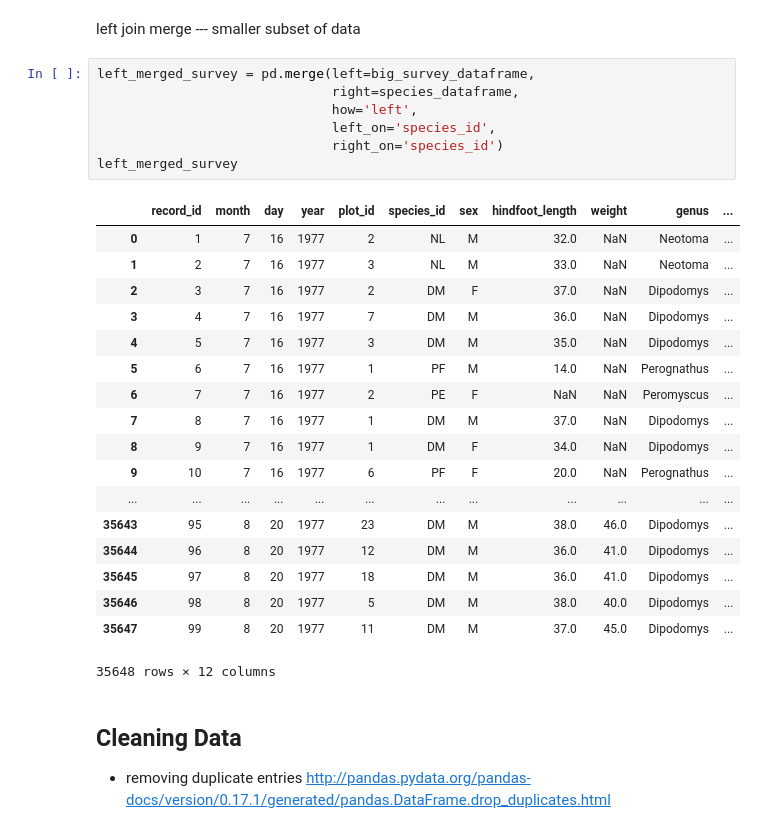
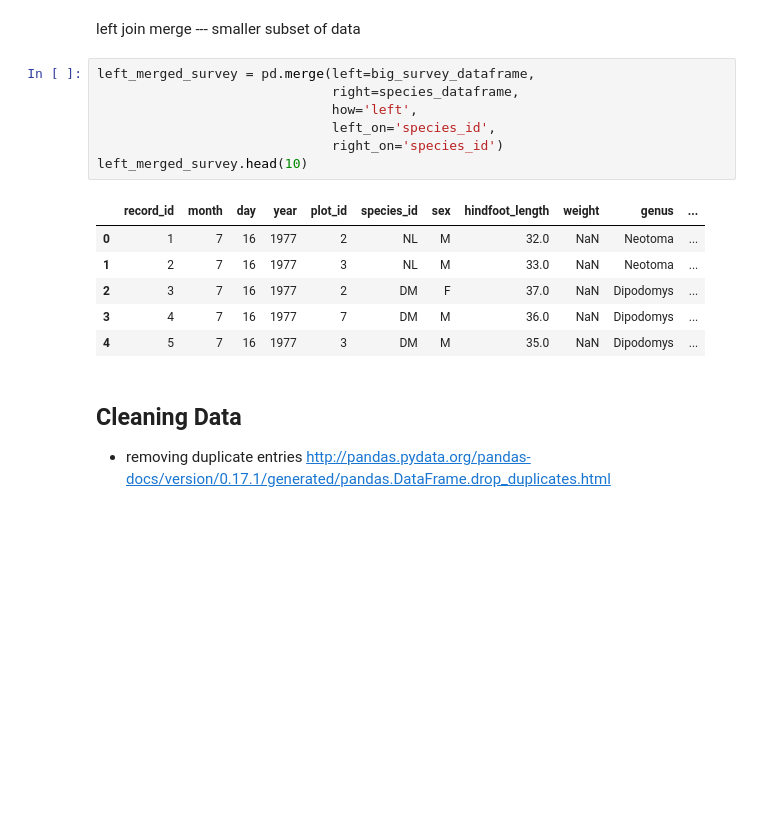
Before and after one commit to NCSU-Libraries/pandas-code4lib-2017, a Jupyter notebook: notebooks/workshop_2.ipynb, the cells around one changed output. Saved outputs shown, nothing was run; the diff lists cells and outputs as text; blank space fills up the shorter version.

```diff
--- a/notebooks/workshop_2.ipynb
+++ b/notebooks/workshop_2.ipynb
@@ -102,29 +90,17 @@ left join merge --- smaller subset of data
 # %%
 left_merged_survey = pd.merge(left=big_survey_dataframe,
                               right=species_dataframe,
                               how='left',
                               left_on='species_id',
                               right_on='species_id')
-left_merged_survey
+left_merged_survey.head(10)
 # %% [output]
 |  | record_id | month | day | year | plot_id | species_id | sex | hindfoot_length | weight | genus | ... |
 | 0 | 1 | 7 | 16 | 1977 | 2 | NL | M | 32.0 | NaN | Neotoma | ... |
 | 1 | 2 | 7 | 16 | 1977 | 3 | NL | M | 33.0 | NaN | Neotoma | ... |
 | 2 | 3 | 7 | 16 | 1977 | 2 | DM | F | 37.0 | NaN | Dipodomys | ... |
 | 3 | 4 | 7 | 16 | 1977 | 7 | DM | M | 36.0 | NaN | Dipodomys | ... |
 | 4 | 5 | 7 | 16 | 1977 | 3 | DM | M | 35.0 | NaN | Dipodomys | ... |
-| 5 | 6 | 7 | 16 | 1977 | 1 | PF | M | 14.0 | NaN | Perognathus | ... |
-| 6 | 7 | 7 | 16 | 1977 | 2 | PE | F | NaN | NaN | Peromyscus | ... |
-| 7 | 8 | 7 | 16 | 1977 | 1 | DM | M | 37.0 | NaN | Dipodomys | ... |
-| 8 | 9 | 7 | 16 | 1977 | 1 | DM | F | 34.0 | NaN | Dipodomys | ... |
-| 9 | 10 | 7 | 16 | 1977 | 6 | PF | F | 20.0 | NaN | Perognathus | ... |
-| ... | ... | ... | ... | ... | ... | ... | ... | ... | ... | ... | ... |
-| 35643 | 95 | 8 | 20 | 1977 | 23 | DM | M | 38.0 | 46.0 | Dipodomys | ... |
-| 35644 | 96 | 8 | 20 | 1977 | 12 | DM | M | 36.0 | 41.0 | Dipodomys | ... |
-| 35645 | 97 | 8 | 20 | 1977 | 18 | DM | M | 36.0 | 41.0 | Dipodomys | ... |
-| 35646 | 98 | 8 | 20 | 1977 | 5 | DM | M | 38.0 | 40.0 | Dipodomys | ... |
-| 35647 | 99 | 8 | 20 | 1977 | 11 | DM | M | 37.0 | 45.0 | Dipodomys | ... |
-35648 rows × 12 columns
 # %% [markdown]
 ## Cleaning Data
 
```
Also changed, not shown: parts of 9 cells of this notebook.
